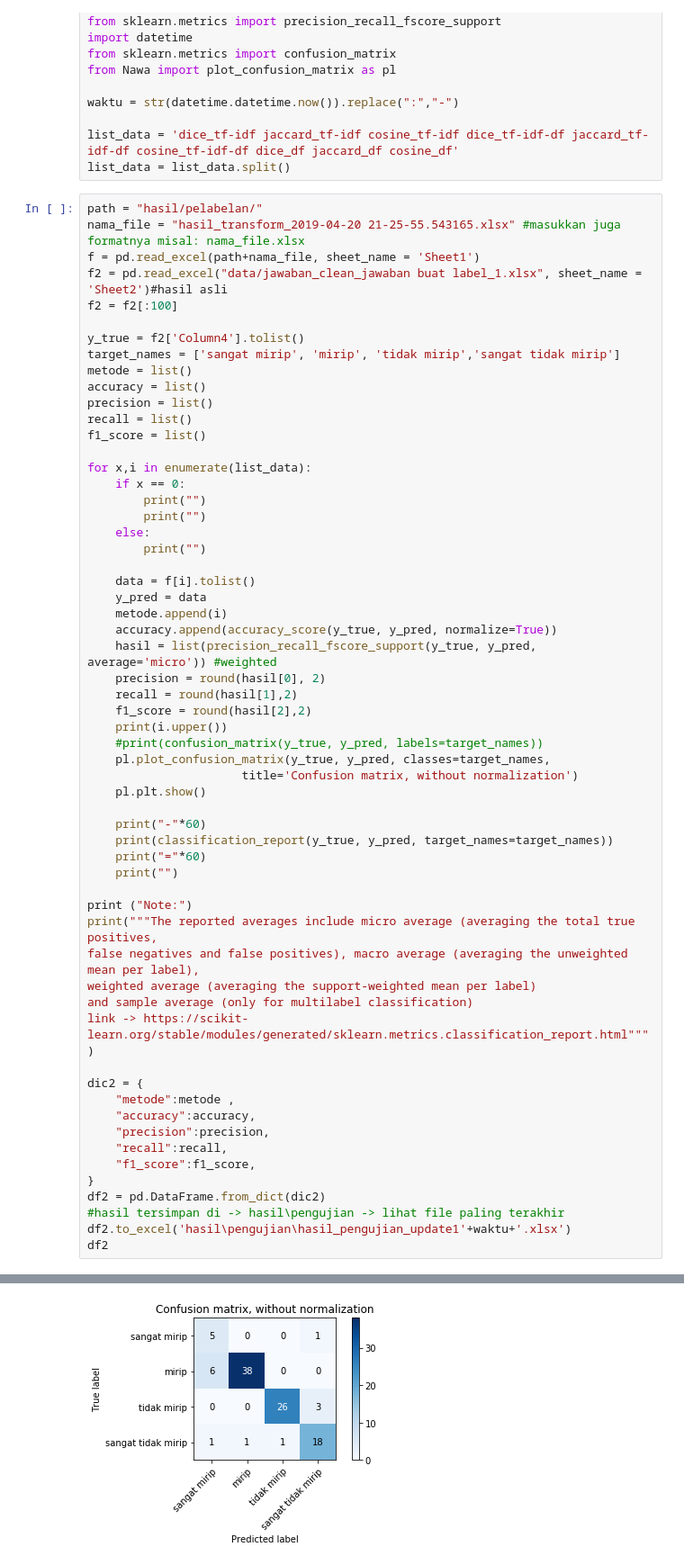
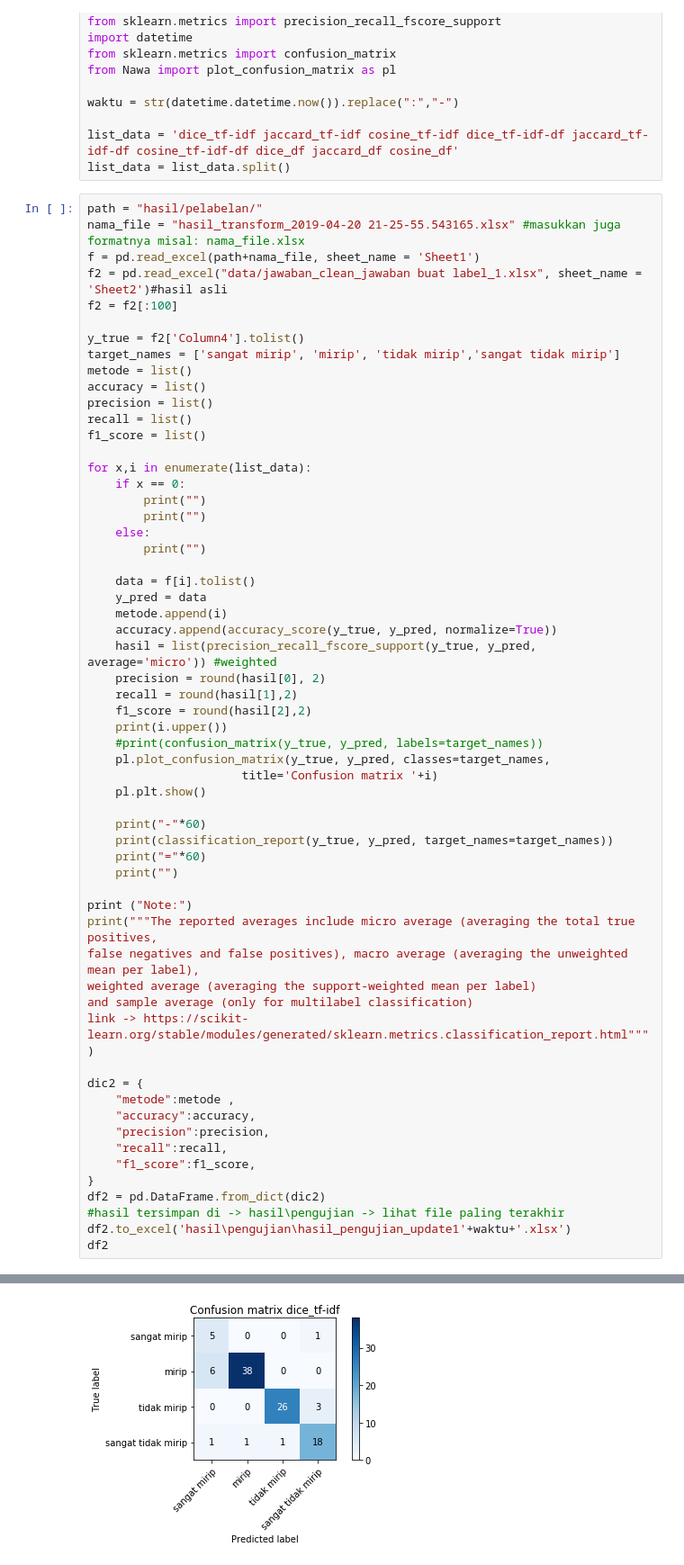
Before and after one commit to lufias69/text_similarity, a Jupyter notebook: Pengujian-update_with_plot_cm.ipynb, the cells around one changed output, grey strips where cells are left out. Shown at 90% size. Saved outputs shown, nothing was run; the diff lists cells and outputs as text.

Commit message:
update header confusion matrix

```diff
--- a/Pengujian-update_with_plot_cm.ipynb
+++ b/Pengujian-update_with_plot_cm.ipynb
@@ -47,35 +47,35 @@ for x,i in enumerate(list_data):
     print(i.upper())
     #print(confusion_matrix(y_true, y_pred, labels=target_names))
     pl.plot_confusion_matrix(y_true, y_pred, classes=target_names,
-                      title='Confusion matrix, without normalization')
+                      title='Confusion matrix '+i)
     pl.plt.show()
 
     print("-"*60)
     print(classification_report(y_true, y_pred, target_names=target_names))
     print("="*60)
     print("")
 
 print ("Note:")
 print("""The reported averages include micro average (averaging the total true positives,
 false negatives and false positives), macro average (averaging the unweighted mean per label),
 weighted average (averaging the support-weighted mean per label)
 and sample average (only for multilabel classification)
 link -> https://scikit-learn.org/stable/modules/generated/sklearn.metrics.classification_report.html""")
 
 dic2 = {
     "metode":metode ,
     "accuracy":accuracy,
     "precision":precision,
     "recall":recall,
     "f1_score":f1_score,
 }
 df2 = pd.DataFrame.from_dict(dic2)
 #hasil tersimpan di -> hasil\pengujian -> lihat file paling terakhir
 df2.to_excel('hasil\pengujian\hasil_pengujian_update1'+waktu+'.xlsx')
 df2
 # %% [output]
 DICE_TF-IDF
-[figure, old version]
+[figure, new version]
 ------------------------------------------------------------
                     precision    recall  f1-score   support
 
```
Also changed, not shown: parts of 1 cell of this notebook, 1 other file.
